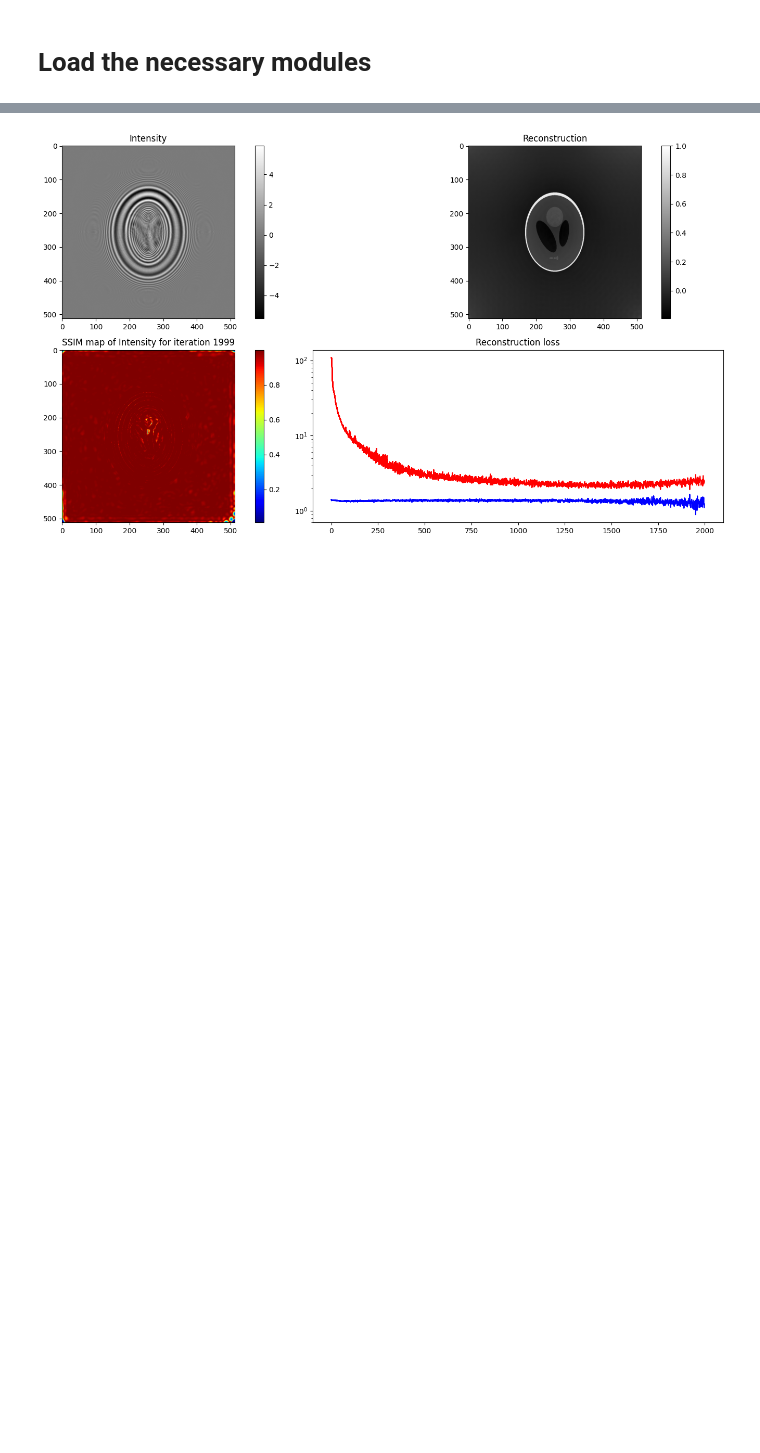
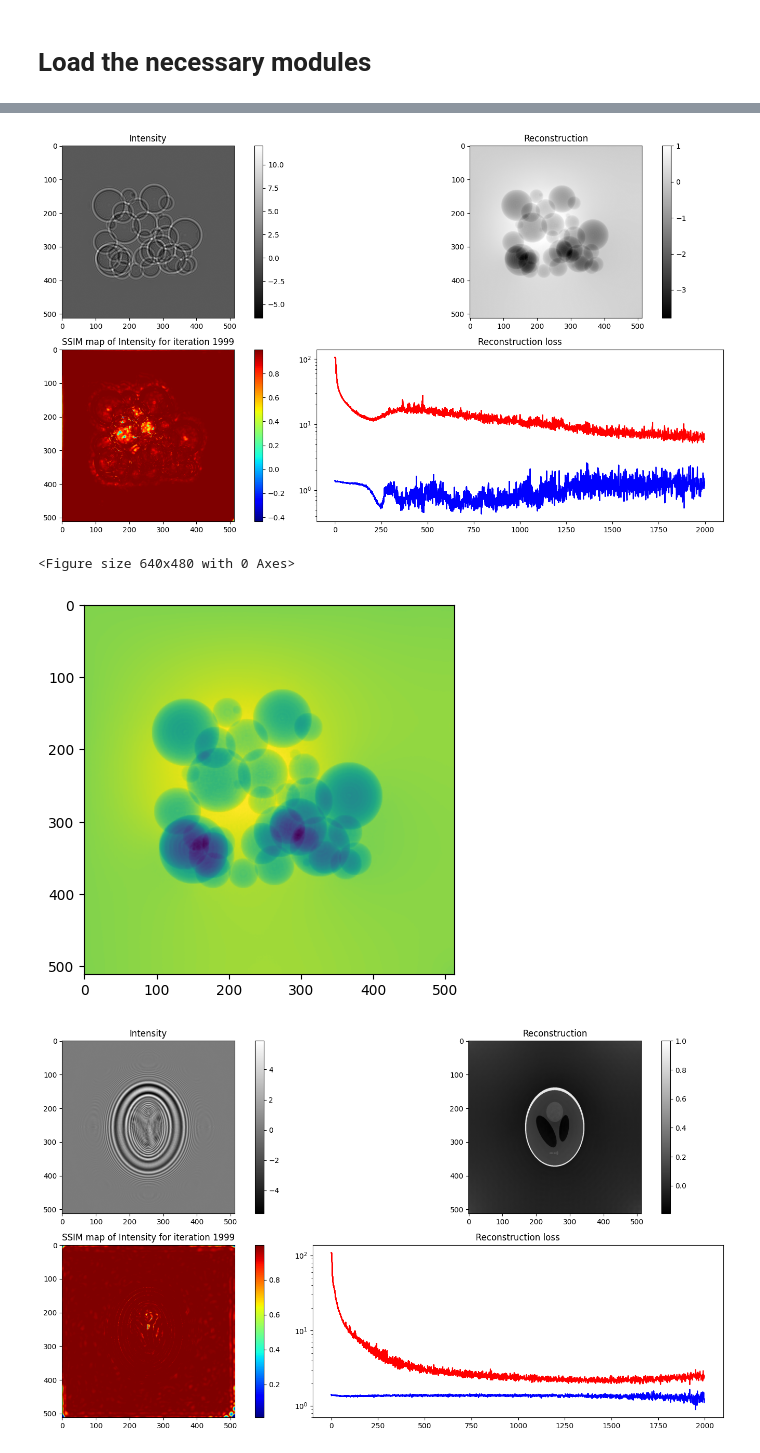
Before and after one commit to XYangXRay/selfphish, a Jupyter notebook: examples/holography_tf.ipynb, the cells around one changed output, grey strips where cells are left out. Drawn from its saved outputs; the diff is of its cells as text; code cells hidden in the pictures; blank space fills up the shorter version.

```diff
--- a/examples/holography_tf.ipynb
+++ b/examples/holography_tf.ipynb
@@ -19,3 +46,21 @@ To enable the following instructions: AVX2 FMA, in other operations, rebuild Ten
+# %%
+energy = 15 # in keV
+z = 0.005 # in m
+pv = 1e-7 # in m
+iter_num = 2000
+fname_data = '/nsls2/data/staff/xyang4/data/phase_sim/original_data/2d_360_z001-50.tif'
+tifffile.imwrite('./test_data/sphere_hologram_e15_z005_p1e-7.tiff', tifffile.imread(fname_data)[1])
+data = tifffile.imread(fname_data)[1]
+data = nor_phase(data)
+abs, phase = GANphase(data, energy, z, pv, abs_ratio=0.5, iter_num=iter_num).recon
+plt.imshow(phase)
+plt.show()
+tifffile.imwrite('./test_results/sphere_phase_e15_z005_p1e-7.tiff', phase)
+tifffile.imwrite('./test_results/sphere_abs_e15_z005_p1e-7.tiff', abs)
+# %% [output]
+[figure, added]
+<Figure size 640x480 with 0 Axes>
+[figure, added]
 # %%
 energy = 10
 z = 0.5
```
Also changed, not shown: parts of 3 cells of this notebook, 10 other files.
